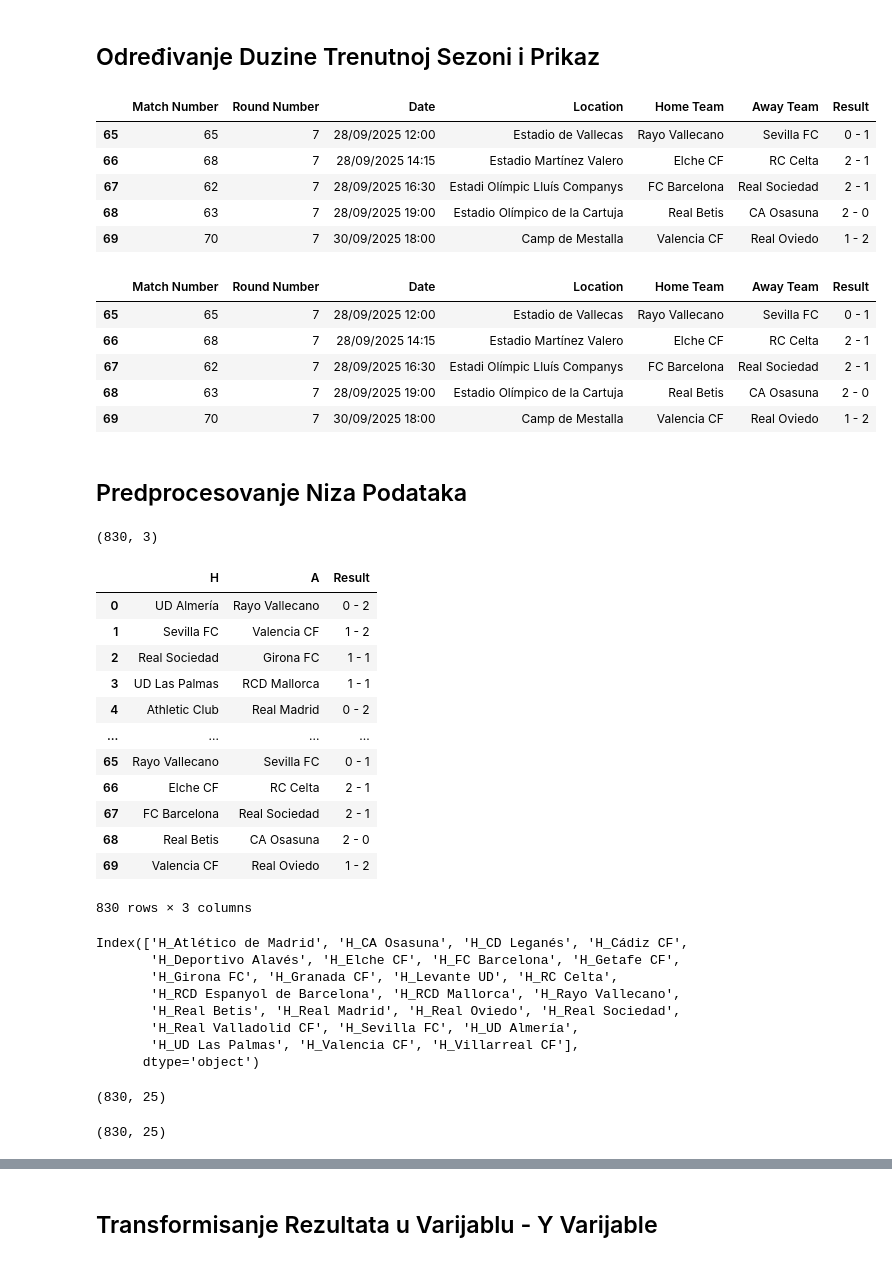
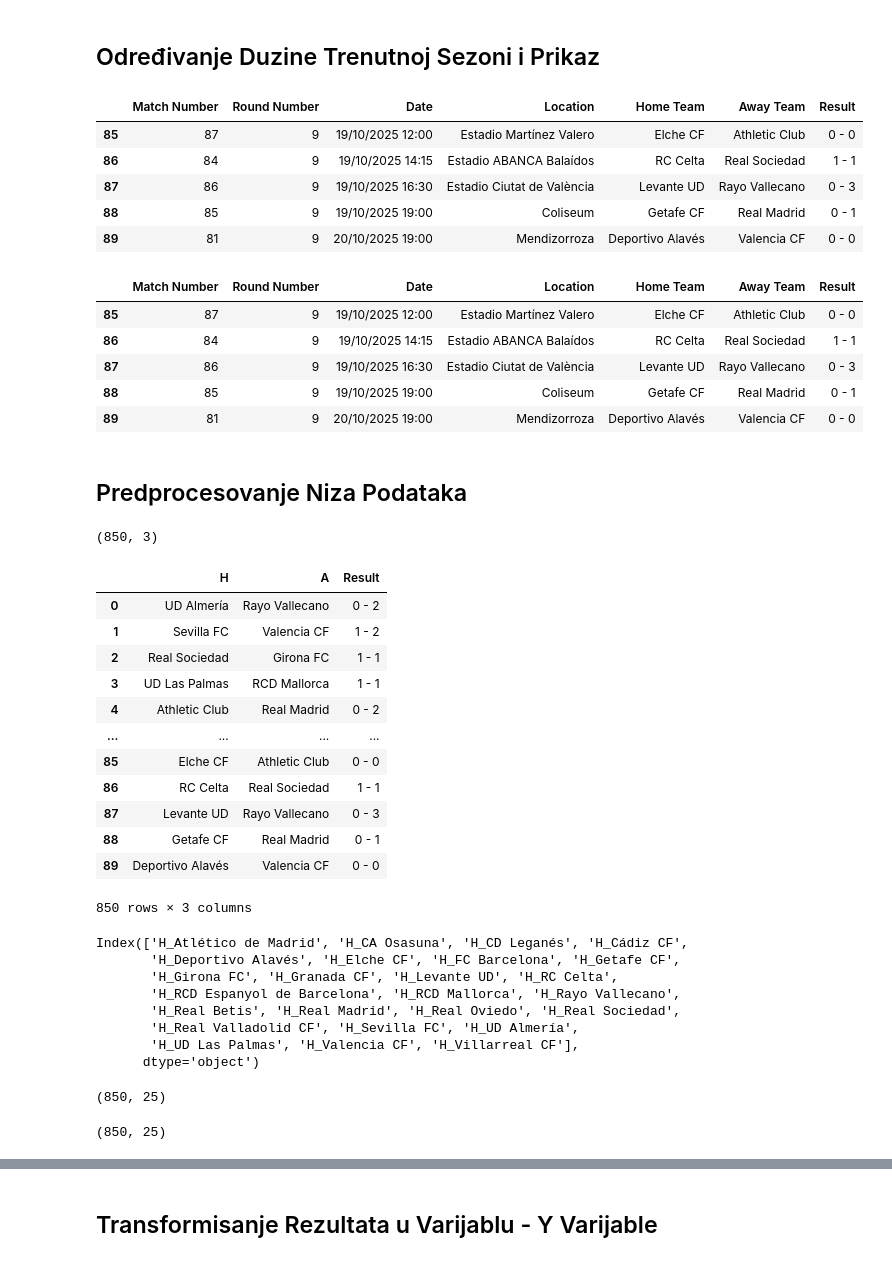
Before and after one commit to AmirBih/pred-rez-LaLiga, a Jupyter notebook: LaLiga- float_Predvidjanje_Pobjednika.ipynb, the cells around one changed output, grey strips where cells are left out. Saved outputs shown, nothing was run; the diff lists cells and outputs as text; code cells hidden in the pictures.

```diff
--- a/LaLiga- float_Predvidjanje_Pobjednika.ipynb
+++ b/LaLiga- float_Predvidjanje_Pobjednika.ipynb
@@ -22,15 +22,15 @@ df_25_6["Away Team"] = df_25_6["Away Team"].replace("Celta", 'RC Celta')
 ## Određivanje Duzine Trenutnoj Sezoni i Prikaz
 # %%
 #odrediti duzinu sezone - OBAVEZNO!!!
-df_25_6 = df_25_6.head(70)
+df_25_6 = df_25_6.head(90)
 df_25_6.tail()
 # %% [output]
 |  | Match Number | Round Number | Date | Location | Home Team | Away Team | Result |
-| 65 | 65 | 7 | 28/09/2025 12:00 | Estadio de Vallecas | Rayo Vallecano | Sevilla FC | 0 - 1 |
-| 66 | 68 | 7 | 28/09/2025 14:15 | Estadio Martínez Valero | Elche CF | RC Celta | 2 - 1 |
-| 67 | 62 | 7 | 28/09/2025 16:30 | Estadi Olímpic Lluís Companys | FC Barcelona | Real Sociedad | 2 - 1 |
-| 68 | 63 | 7 | 28/09/2025 19:00 | Estadio Olímpico de la Cartuja | Real Betis | CA Osasuna | 2 - 0 |
-| 69 | 70 | 7 | 30/09/2025 18:00 | Camp de Mestalla | Valencia CF | Real Oviedo | 1 - 2 |
+| 85 | 87 | 9 | 19/10/2025 12:00 | Estadio Martínez Valero | Elche CF | Athletic Club | 0 - 0 |
+| 86 | 84 | 9 | 19/10/2025 14:15 | Estadio ABANCA Balaídos | RC Celta | Real Sociedad | 1 - 1 |
+| 87 | 86 | 9 | 19/10/2025 16:30 | Estadio Ciutat de València | Levante UD | Rayo Vallecano | 0 - 3 |
+| 88 | 85 | 9 | 19/10/2025 19:00 | Coliseum | Getafe CF | Real Madrid | 0 - 1 |
+| 89 | 81 | 9 | 20/10/2025 19:00 | Mendizorroza | Deportivo Alavés | Valencia CF | 0 - 0 |
 # %%
 #sjedinjavanje ta tri df niza podataka - po osi jedan - odnosno uzduž
 df_BL = pd.concat([df_23_4, df_24_5, df_25_6], axis=0)
@@ -40,11 +40,11 @@ df_BL = pd.concat([df_23_4, df_24_5, df_25_6], axis=0)
 df_BL.tail()
 # %% [output]
 |  | Match Number | Round Number | Date | Location | Home Team | Away Team | Result |
-| 65 | 65 | 7 | 28/09/2025 12:00 | Estadio de Vallecas | Rayo Vallecano | Sevilla FC | 0 - 1 |
-| 66 | 68 | 7 | 28/09/2025 14:15 | Estadio Martínez Valero | Elche CF | RC Celta | 2 - 1 |
-| 67 | 62 | 7 | 28/09/2025 16:30 | Estadi Olímpic Lluís Companys | FC Barcelona | Real Sociedad | 2 - 1 |
-| 68 | 63 | 7 | 28/09/2025 19:00 | Estadio Olímpico de la Cartuja | Real Betis | CA Osasuna | 2 - 0 |
-| 69 | 70 | 7 | 30/09/2025 18:00 | Camp de Mestalla | Valencia CF | Real Oviedo | 1 - 2 |
+| 85 | 87 | 9 | 19/10/2025 12:00 | Estadio Martínez Valero | Elche CF | Athletic Club | 0 - 0 |
+| 86 | 84 | 9 | 19/10/2025 14:15 | Estadio ABANCA Balaídos | RC Celta | Real Sociedad | 1 - 1 |
+| 87 | 86 | 9 | 19/10/2025 16:30 | Estadio Ciutat de València | Levante UD | Rayo Vallecano | 0 - 3 |
+| 88 | 85 | 9 | 19/10/2025 19:00 | Coliseum | Getafe CF | Real Madrid | 0 - 1 |
+| 89 | 81 | 9 | 20/10/2025 19:00 | Mendizorroza | Deportivo Alavés | Valencia CF | 0 - 0 |
 # %% [markdown]
 ## Predprocesovanje Niza Podataka
 # %%
@@ -52,7 +52,7 @@ df_BL.tail()
 df_BL = df_BL.drop(["Match Number","Round Number","Date","Location"],axis=1)
 df_BL.shape
 # %% [output]
-(830, 3)
+(850, 3)
 # %%
 df_BL.rename(columns={"Home Team":"H","Away Team":"A"},inplace=True)
 # %%
@@ -66,12 +66,12 @@ df_BL
 | 3 | UD Las Palmas | RCD Mallorca | 1 - 1 |
 | 4 | Athletic Club | Real Madrid | 0 - 2 |
 | ... | ... | ... | ... |
-| 65 | Rayo Vallecano | Sevilla FC | 0 - 1 |
-| 66 | Elche CF | RC Celta | 2 - 1 |
-| 67 | FC Barcelona | Real Sociedad | 2 - 1 |
-| 68 | Real Betis | CA Osasuna | 2 - 0 |
-| 69 | Valencia CF | Real Oviedo | 1 - 2 |
+| 85 | Elche CF | Athletic Club | 0 - 0 |
+| 86 | RC Celta | Real Sociedad | 1 - 1 |
+| 87 | Levante UD | Rayo Vallecano | 0 - 3 |
+| 88 | Getafe CF | Real Madrid | 0 - 1 |
+| 89 | Deportivo Alavés | Valencia CF | 0 - 0 |
-830 rows × 3 columns
+850 rows × 3 columns
 # %%
 from sklearn.model_selection import train_test_split
 from sklearn.preprocessing import StandardScaler, LabelEncoder, OneHotEncoder
@@ -95,7 +95,7 @@ Index(['H_Atlético de Madrid', 'H_CA Osasuna', 'H_CD Leganés', 'H_Cádiz CF',
 # %%
 df_domacin.shape
 # %% [output]
-(830, 25)
+(850, 25)
 # %%
 #One Hot Encoder Timova - Gosti
 onehot_encoder_gost = OneHotEncoder(handle_unknown="ignore",drop="first")  # Ensure parameters are correct
@@ -104,7 +104,7 @@ df_gost = pd.DataFrame(kodiran_gost,columns=onehot_encoder_gost.get_feature_name
 # %%
 df_gost.shape
 # %% [output]
-(830, 25)
+(850, 25)
 # %%
 #Sjedinjavanje tih osobina domacin i gost
 df_jedan = pd.concat([df_domacin,df_gost],axis=1)
```
Also changed, not shown: parts of 7 cells of this notebook, 6 other files.
